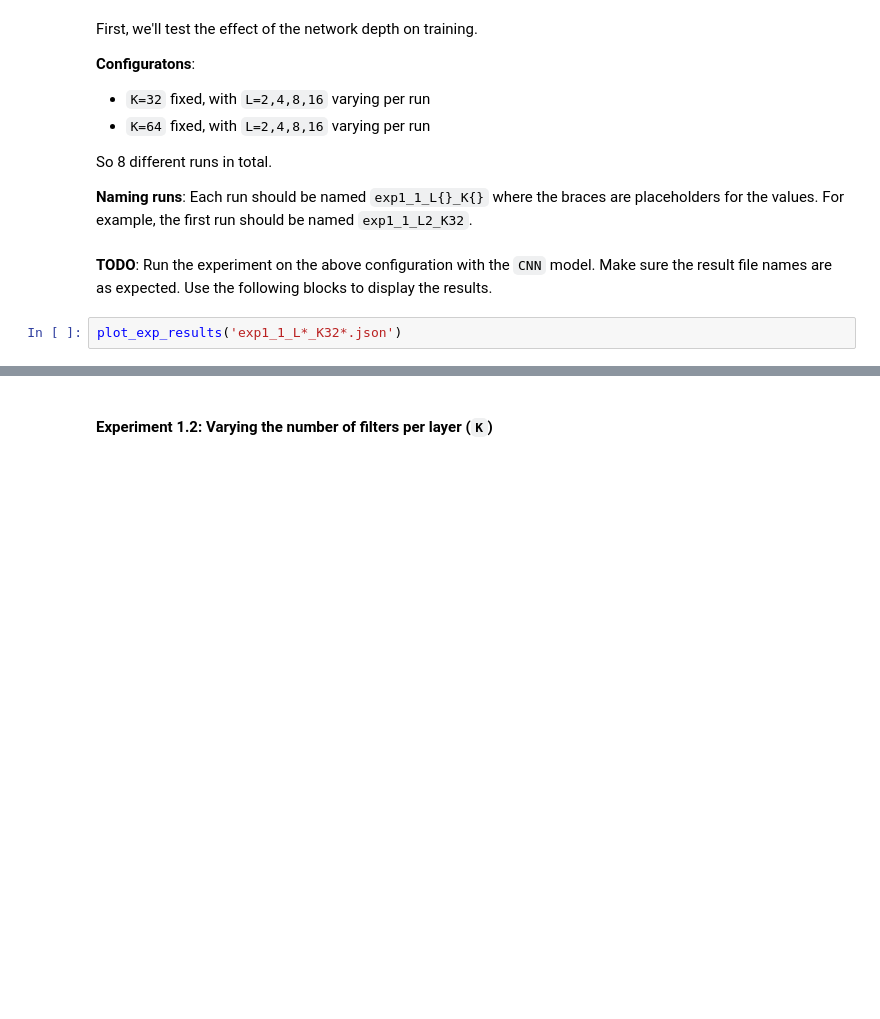
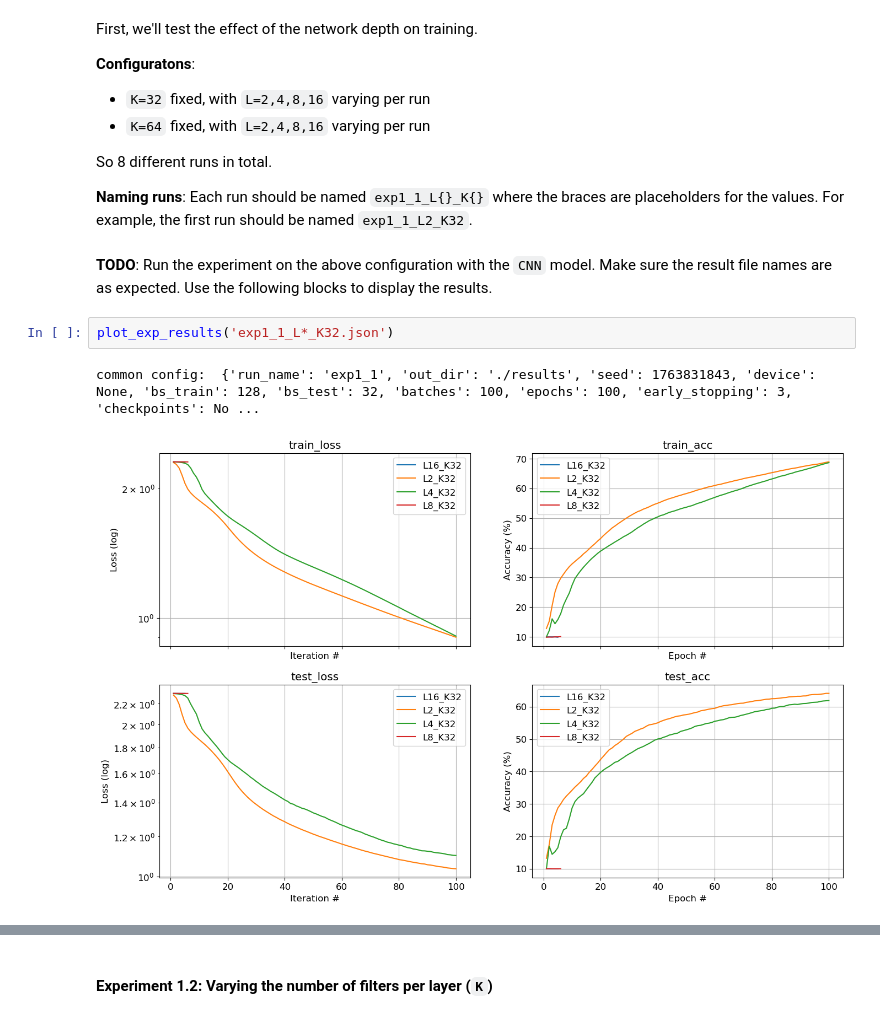
Before and after one commit to YonatanRozen/236781_hw2, a Jupyter notebook: hw2_2024/Part5_CNN_Experiments.ipynb, the cells around one changed output, grey strips where cells are left out. Saved outputs shown, nothing was run; the diff lists cells and outputs as text; blank space fills up the shorter version.

```diff
--- a/hw2_2024/Part5_CNN_Experiments.ipynb
+++ b/hw2_2024/Part5_CNN_Experiments.ipynb
@@ -181,6 +191,9 @@ Each run should be named `exp1_1_L{}_K{}` where the braces are placeholders for
 # %% [markdown]
 **TODO**: Run the experiment on the above configuration with the `CNN` model. Make sure the result file names are as expected. Use the following blocks to display the results.
 # %%
-plot_exp_results('exp1_1_L*_K32*.json')
+plot_exp_results('exp1_1_L*_K32.json')
+# %% [output]
+common config:  {'run_name': 'exp1_1', 'out_dir': './results', 'seed': 1763831843, 'device': None, 'bs_train': 128, 'bs_test': 32, 'batches': 100, 'epochs': 100, 'early_stopping': 3, 'checkpoints': No ...
+[figure, added]
 # %%
 plot_exp_results('exp1_1_L*_K64*.json')
```
Also changed, not shown: parts of 15 cells of this notebook, 5 other files.
